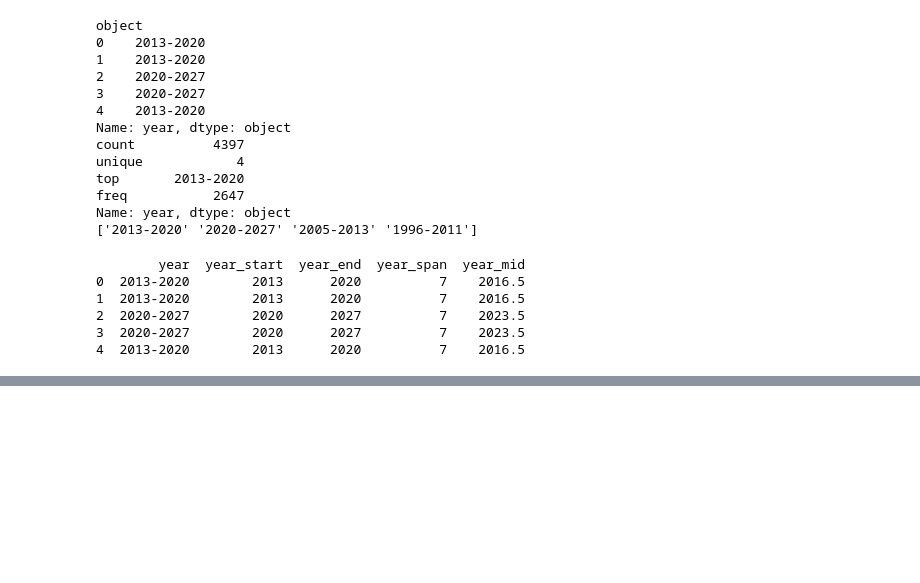
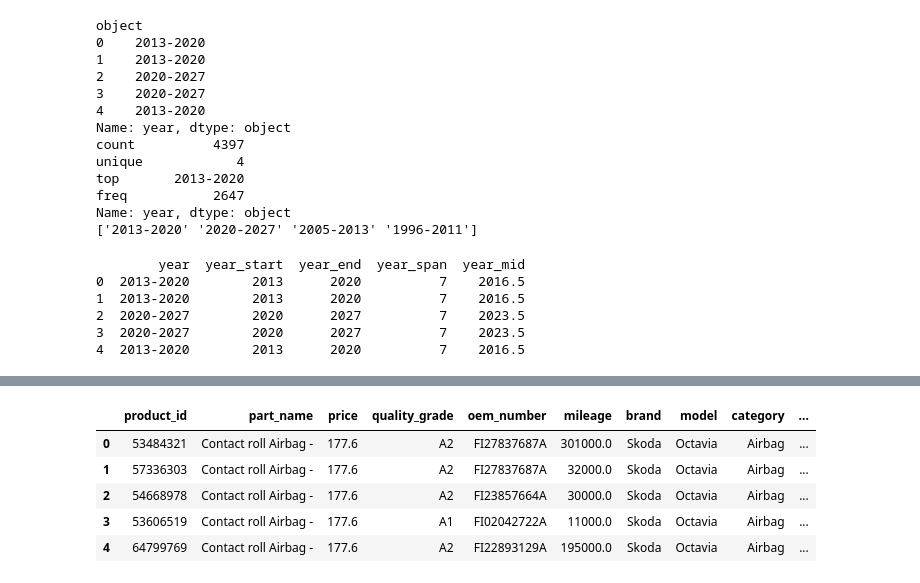
Before and after one commit to Riteshbhandarii/DPPM, a Jupyter notebook: notebooks/preprocessing/preprocessing_oktavia.ipynb, the cells around one changed output, grey strips where cells are left out. Saved outputs shown, nothing was run; the diff lists cells and outputs as text; code cells hidden in the pictures; blank space fills up the shorter version.

```diff
--- a/notebooks/preprocessing/preprocessing_oktavia.ipynb
+++ b/notebooks/preprocessing/preprocessing_oktavia.ipynb
@@ -110,6 +191,9 @@ df_skoda['year_span'] = df_skoda['year_end'] - df_skoda['year_start']
 df_skoda['year_mid'] = (df_skoda['year_start'] + df_skoda['year_end']) / 2
 
 print(df_skoda[['year','year_start', 'year_end', 'year_span', 'year_mid']].head())
+
+# remove original column
+df_skoda = df_skoda.drop(columns=['year'])
 # %% [output]
         year  year_start  year_end  year_span  year_mid
 0  2013-2020        2013      2020          7    2016.5
@@ -117,3 +201,7 @@ print(df_skoda[['year','year_start', 'year_end', 'year_span', 'year_mid']].head(
 2  2020-2027        2020      2027          7    2023.5
 3  2020-2027        2020      2027          7    2023.5
 4  2013-2020        2013      2020          7    2016.5
+# %%
+# Converting datetime
+df_skoda["scrape_date"] = pd.to_datetime(df_skoda["scrape_date"], errors="coerce")
+df_skoda["scrape_date"].dtype
@@ -119,0 +234,4 @@ print(df_skoda[['year','year_start', 'year_end', 'year_span', 'year_mid']].head(
+# %%
+# convert product id to integer
+df_skoda["product_id"] = df_skoda["product_id"].astype("Int64")
+df_skoda.dtypes
@@ -119,0 +255,9 @@ print(df_skoda[['year','year_start', 'year_end', 'year_span', 'year_mid']].head(
+# %%
+df_skoda.head()
+# %% [output]
+|  | product_id | part_name | price | quality_grade | oem_number | mileage | brand | model | category | ... |
+| 0 | 53484321 | Contact roll Airbag - | 177.6 | A2 | FI27837687A | 301000.0 | Skoda | Octavia | Airbag | ... |
+| 1 | 57336303 | Contact roll Airbag - | 177.6 | A2 | FI27837687A | 32000.0 | Skoda | Octavia | Airbag | ... |
+| 2 | 54668978 | Contact roll Airbag - | 177.6 | A2 | FI23857664A | 30000.0 | Skoda | Octavia | Airbag | ... |
+| 3 | 53606519 | Contact roll Airbag - | 177.6 | A1 | FI02042722A | 11000.0 | Skoda | Octavia | Airbag | ... |
+| 4 | 64799769 | Contact roll Airbag - | 177.6 | A2 | FI22893129A | 195000.0 | Skoda | Octavia | Airbag | ... |
```
Also changed, not shown: parts of 11 cells of this notebook, 1 other file.
